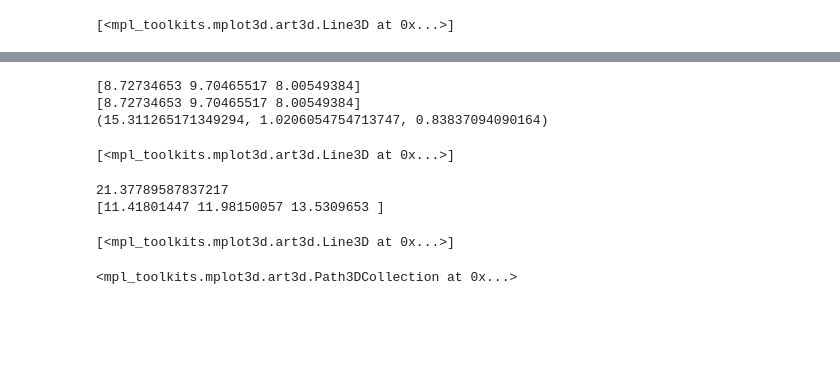
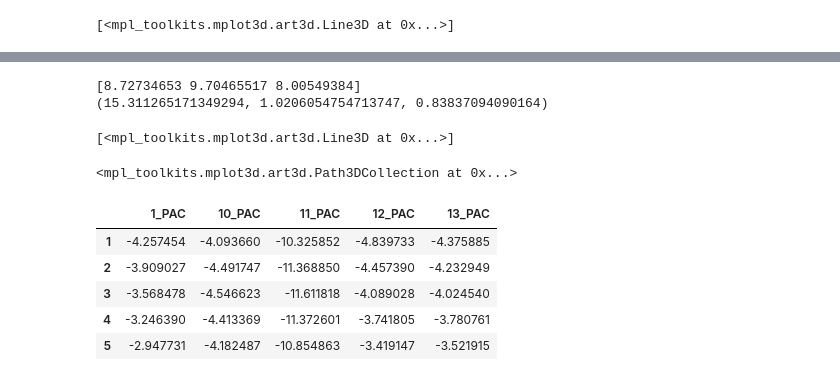
Before and after one commit to BernardoAbreu/LQTAgridPy, a Jupyter notebook: Notebooks/test.ipynb, the cells around one changed output, grey strips where cells are left out. Drawn from its saved outputs; the diff is of its cells as text; code cells hidden in the pictures; blank space fills up the shorter version.

```diff
--- a/Notebooks/test.ipynb
+++ b/Notebooks/test.ipynb
@@ -541,7 +572,16 @@ for simplex in hull.simplices:
     plt.plot(matrix.X[simplex, 0], matrix.X[simplex, 1], matrix.X[simplex, 2], 'k-')
 # %%
 ref_point = base_coords[1]
-intersection, plane = find_plane_ray_intersection(hull, centroid, ref_point)
+dist = float('inf')
+intersection = []
+for plane in hull.equations:
+    inte = isect_line_plane_v3_4d(centroid, ref_point, plane)
+    if inte is not None:
+        new_dist = np.linalg.norm(inte - centroid)
+        if new_dist < dist:
+            index = i
+            dist = new_dist
+            intersection = inte
 
 # plane = hull.equations[index]
 normal = plane[:3]
@@ -556,7 +596,6 @@ z = (-normal[0] * xx - normal[1] * yy - d) * 1. /normal[2]
 print(intersection)
 print(cart2sphe(intersection[0], intersection[1], intersection[2]))
 # %% [output]
-[8.72734653 9.70465517 8.00549384]
 [8.72734653 9.70465517 8.00549384]
 (15.311265171349294, 1.0206054754713747, 0.83837094090164)
 # %%
@@ -564,15 +603,20 @@ ax.plot_surface(xx, yy, z, alpha=0.2)
 plt.plot([intersection[0]],[intersection[1]],[intersection[2]], c='pink', marker='o')
 # %% [output]
 [<mpl_toolkits.mplot3d.art3d.Line3D at 0x...>]
-# %%
-inter2 = find_hull_intersection(hull, base_coords[1])
-print(inter2)
-plt.plot([inter2[0]],[inter2[1]],[inter2[2]], c='green', marker='o')
-# %% [output]
-21.37789587837217
-[11.41801447 11.98150057 13.5309653 ]
-[<mpl_toolkits.mplot3d.art3d.Line3D at 0x...>]
 # %%
 ax.scatter(all_points[:,0], all_points[:,1], all_points[:,2], c='red', marker='^')
 # %% [output]
 <mpl_toolkits.mplot3d.art3d.Path3DCollection at 0x...>
+# %%
+lj_file = '../src/output_LJ.csv'
+
+df_lj = pd.read_csv(lj_file, sep=';', index_col=0, header=None)
+df_lj = df_lj.transpose()
+df_lj.head()
+# %% [output]
+|  | 1_PAC | 10_PAC | 11_PAC | 12_PAC | 13_PAC |
+| 1 | -4.257454 | -4.093660 | -10.325852 | -4.839733 | -4.375885 |
+| 2 | -3.909027 | -4.491747 | -11.368850 | -4.457390 | -4.232949 |
+| 3 | -3.568478 | -4.546623 | -11.611818 | -4.089028 | -4.024540 |
+| 4 | -3.246390 | -4.413369 | -11.372601 | -3.741805 | -3.780761 |
+| 5 | -2.947731 | -4.182487 | -10.854863 | -3.419147 | -3.521915 |
```
Also changed, not shown: parts of 15 cells of this notebook, 5 other files.
